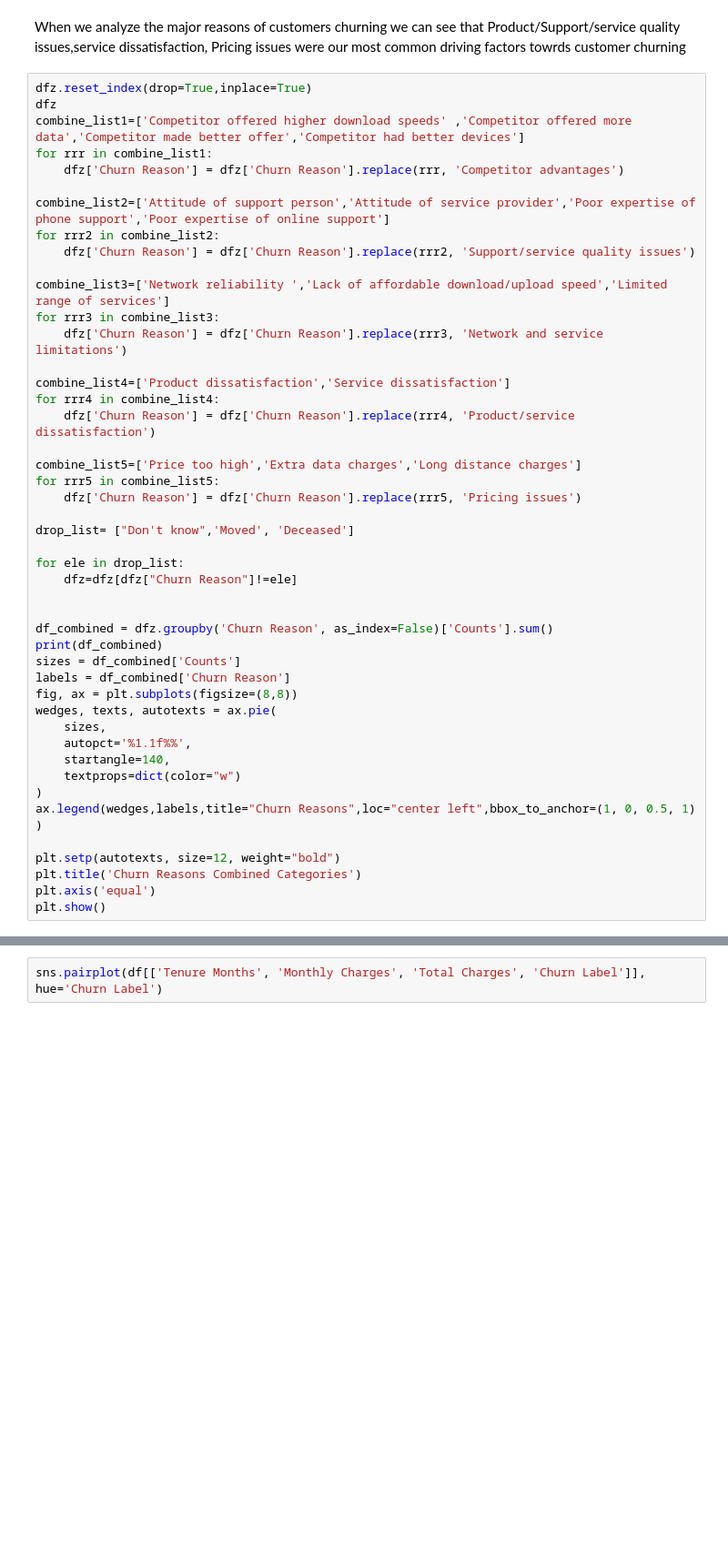
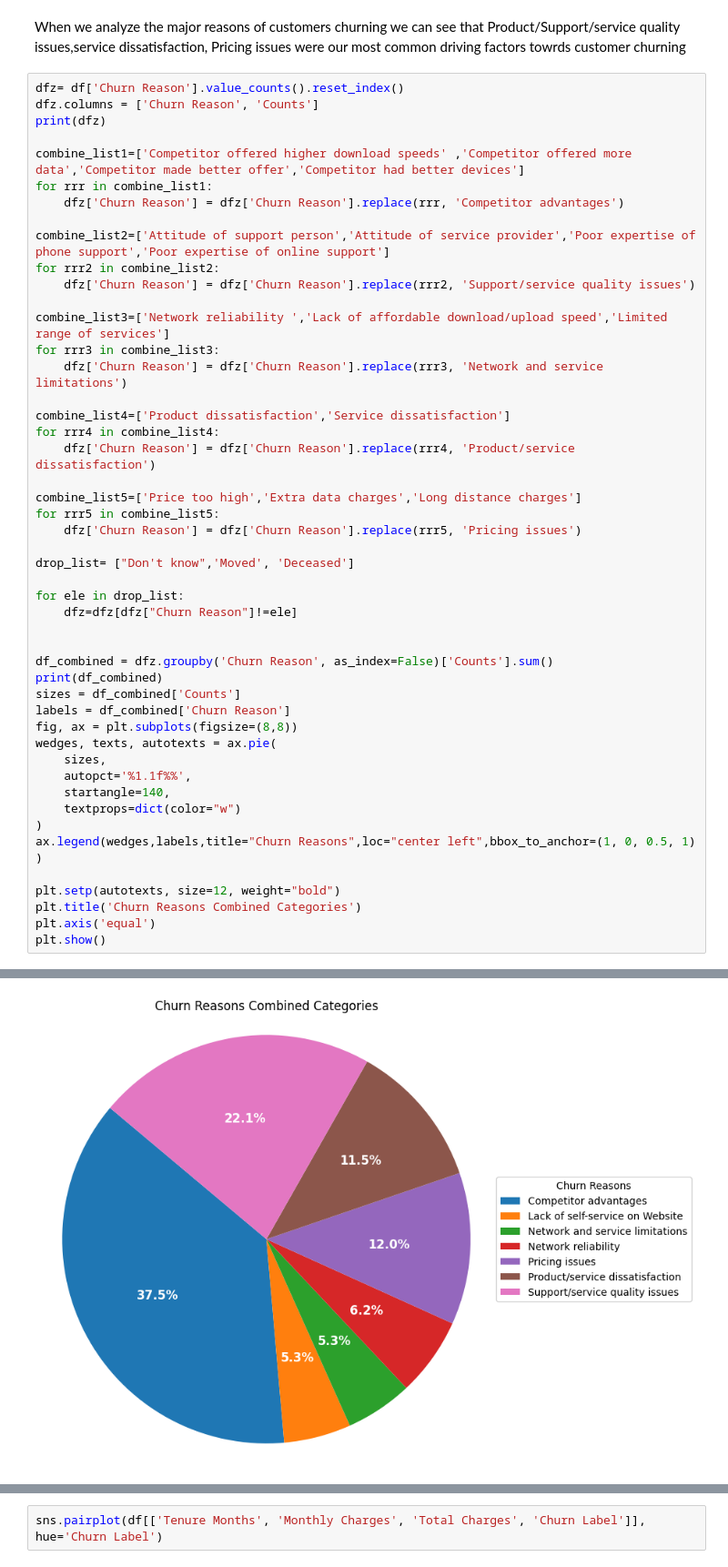
Before and after one commit to Zia-Ul-Hasan/Churn-Prediction-IBM-telco, a Jupyter notebook: EDA_Churn.ipynb, the cells around one changed output, grey strips where cells are left out. Shown at 91% size. Cells and saved outputs as stored; diff of their text form; blank space fills up the shorter version.

```diff
--- a/EDA_Churn.ipynb
+++ b/EDA_Churn.ipynb
@@ -405,8 +400,10 @@ Chi-square p-value: 0.0028845411481193744
 # %% [markdown]
 When we analyze the major reasons of customers churning we can see that Product/Support/service quality issues,service dissatisfaction, Pricing issues were  our most common driving factors towrds customer churning
 # %%
-dfz.reset_index(drop=True,inplace=True)
-dfz
+dfz= df['Churn Reason'].value_counts().reset_index()
+dfz.columns = ['Churn Reason', 'Counts']
+print(dfz)
+
 combine_list1=['Competitor offered higher download speeds' ,'Competitor offered more data','Competitor made better offer','Competitor had better devices']
 for rrr in combine_list1:
     dfz['Churn Reason'] = dfz['Churn Reason'].replace(rrr, 'Competitor advantages')
@@ -454,0 +468 @@ NameError: name 'dfz' is not defined
+[figure, added]
```
Also changed, not shown: parts of 4 cells of this notebook.
